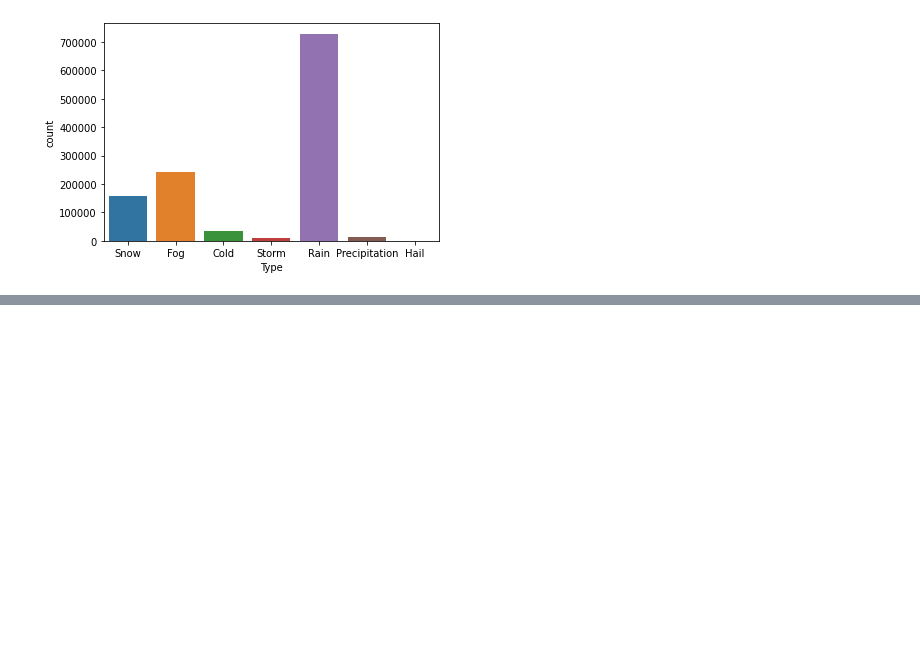
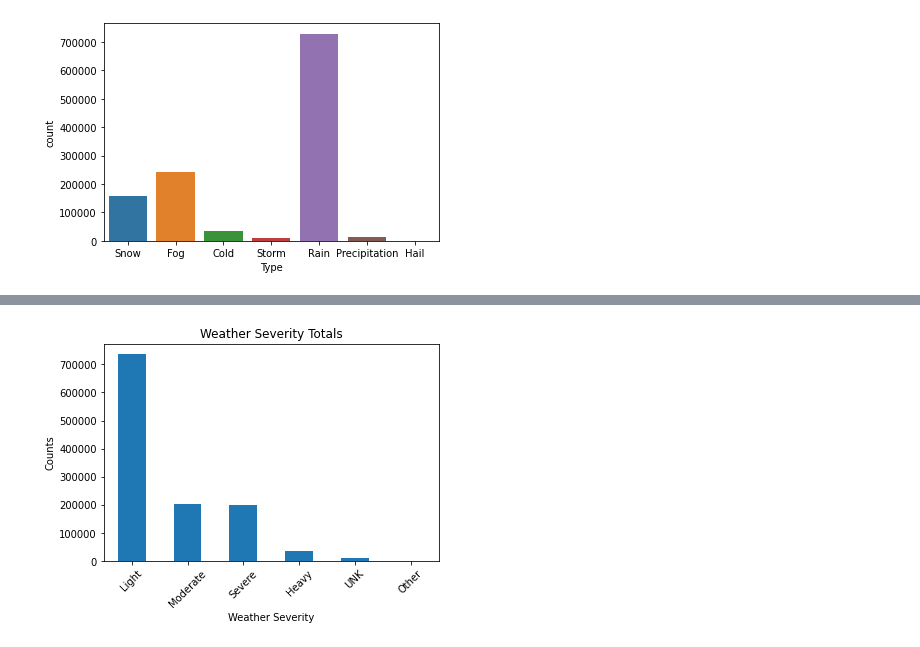
Before and after one commit to fausa/Flight-Analytics, a Jupyter notebook: latest_code/Final_project_1.ipynb, the cells around one changed output, grey strips where cells are left out. Cells and saved outputs as stored; diff of their text form; code cells hidden in the pictures; blank space fills up the shorter version.

```diff
--- a/latest_code/Final_project_1.ipynb
+++ b/latest_code/Final_project_1.ipynb
@@ -687,0 +698,9 @@ sns.countplot(Weather_df['Type'])
+# %%
+Weather_df['Severity'].value_counts().plot(kind='bar')
+plt.title('Weather Severity Totals')
+plt.xlabel('Weather Severity')
+plt.xticks(rotation=45)
+plt.ylabel('Counts')
+plt.show()
+# %% [output]
+[figure, added]
```
Also changed, not shown: parts of 3 cells of this notebook.
